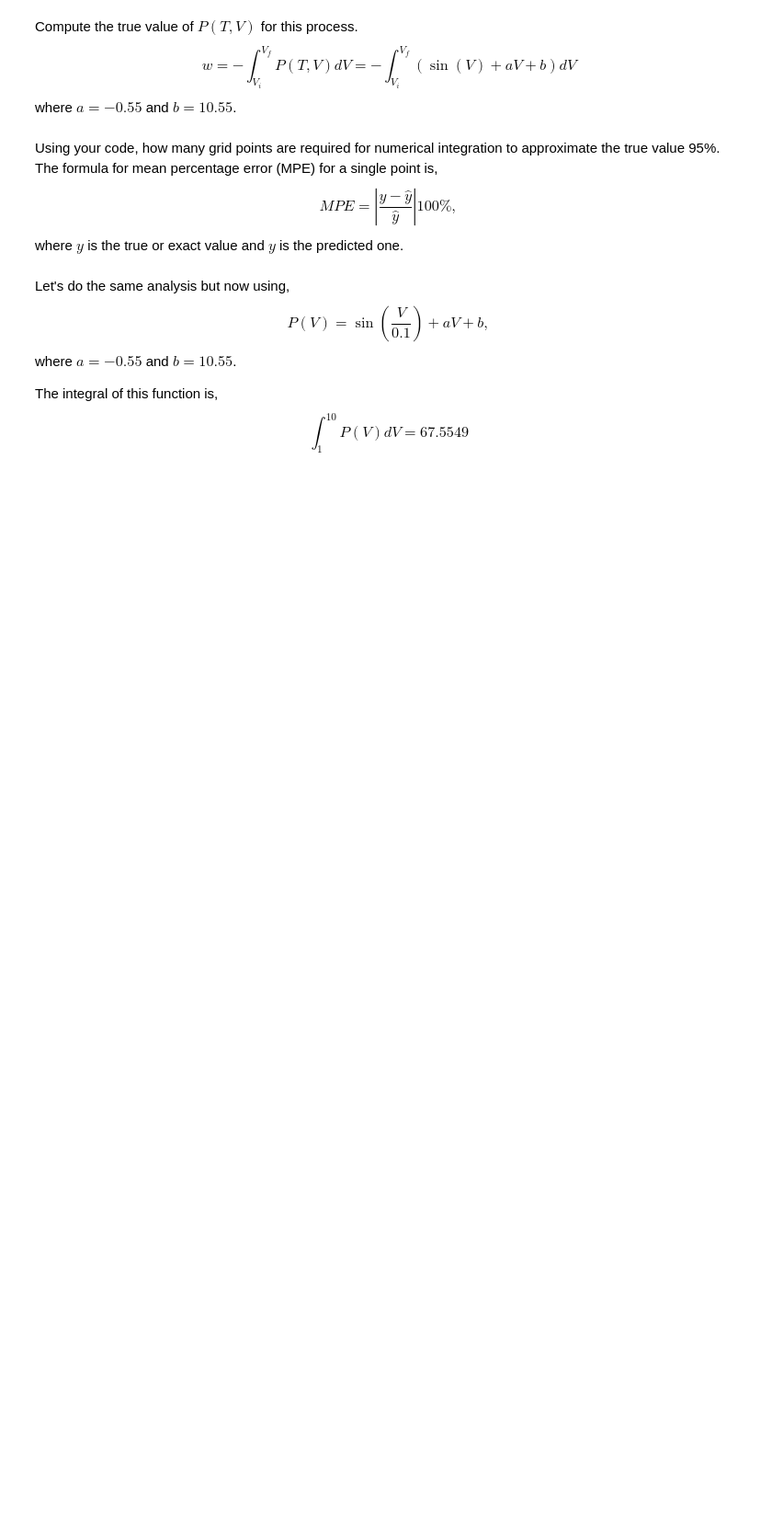
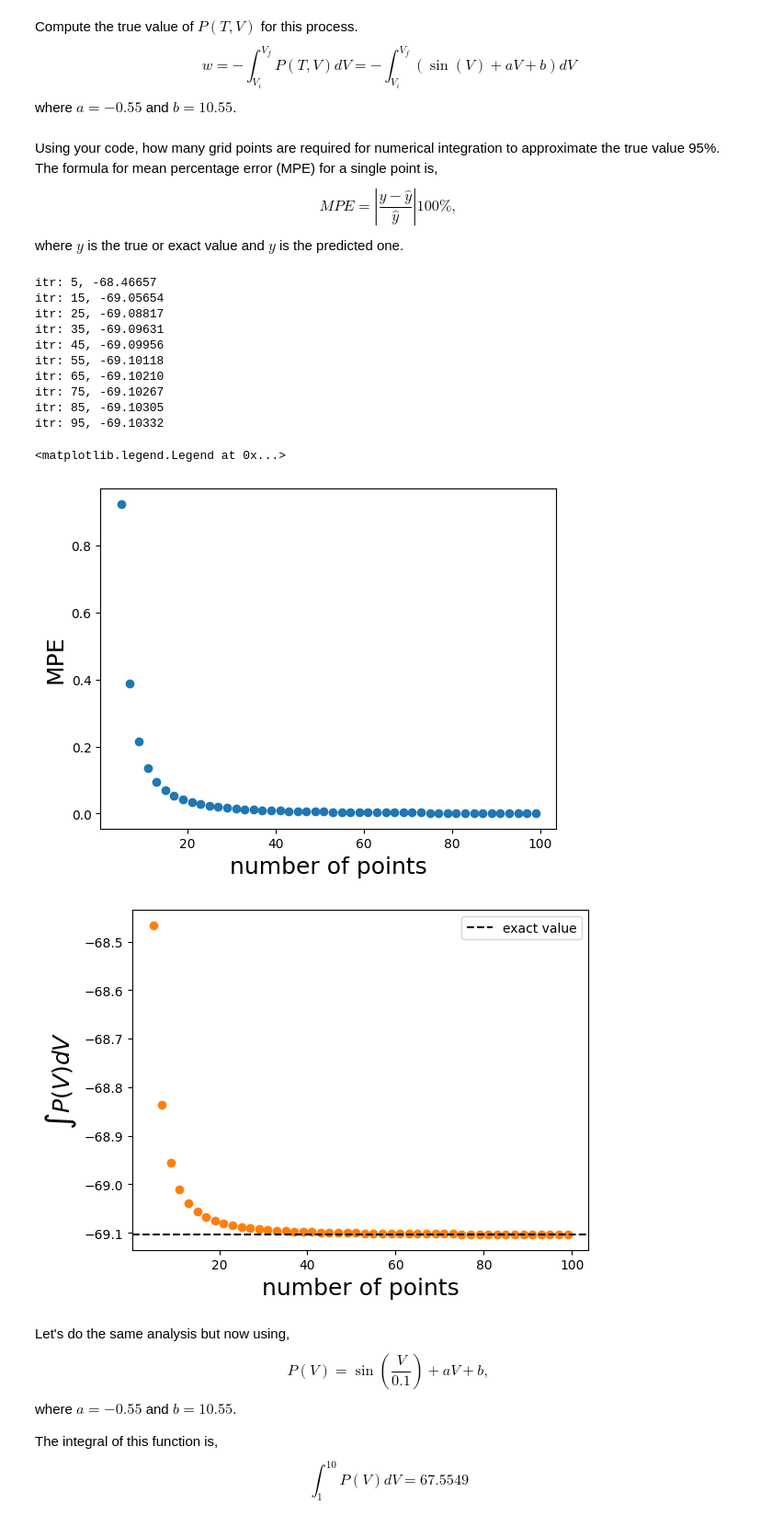
Before and after one commit to ChemAI-Lab/Math4Chem, a Jupyter notebook: website/Lecture_Notes/Notes/Coding/intro_thermo.ipynb, the cells around one changed output. Shown at 92% size. Cells and saved outputs as stored; diff of their text form; code cells hidden in the pictures; blank space fills up the shorter version.

```diff
--- a/website/Lecture_Notes/Notes/Coding/intro_thermo.ipynb
+++ b/website/Lecture_Notes/Notes/Coding/intro_thermo.ipynb
@@ -114,9 +189,9 @@ print(x)
 # %%
 # code for trapezoidal rule
 def trap_rule(y, dx):
-    int_value = # first and last value of the integrand
-    for yi in y[1:]: # iterate over the remaining elements
-        int_value += # update the value of the integrand
+    int_value = dx*(y[0] + y[-1])/2 # first and last value of the integrand
+    for yi in y[1:-1]: # iterate over the remaining elements
+        int_value += dx*yi
     return int_value
 # %%
 # code here
@@ -152,41 +230,66 @@ $$
 where $\hat{y}$ is the true or exact value and $y$ is the predicted one.
 # %%
 # # create a function for the MPE
-# def MPE(y, y_hat):
-#     #code here
-#     return value
+def MPE(y, y_hat):
+    #code here
+    error = (y - y_hat)/y_hat
+    abs_error = np.abs(error)
+    value = 100*abs_error
+    return value
 # %%
-n_ = np.arange(5, 50, 2)
 
-w_exact = 69.1044
-mpe_ = [] # list to store the values
-w_ = []
-for n in n_:
-    v = np.linspace(vi,vf, n) # grid of volume
-    dv = v[1] - v[0]
+vi = 10  # variable for initial volume
+vf = 1  # variable for final volume
+w_exact = -69.1044 # exact value of the work for this process
+
+mpe_ = [] # list to store the MPE
+w_ = []  # list to store the work values
+
+n_ = np.arange(5, 100, 2)  # grid on total number of integration points
+for n in n_: # iterate over the number of points
+
+    v = np.linspace(vi,vf, n) # creates a grid of n points between vi and vf
+    dv = v[1] - v[0] # width of the rectangles for integration
     p = f_P(v) # value of pressure at each volume
+    w = trap_rule(p,dv) # call the trapezoidal rule function
+    mpei = MPE(w,w_exact) # calculate the MPE
 
-    w = trap_rule(p,dv)
     w_.append(w)
-    mpei = MPE(w,w_exact)
     mpe_.append(mpei)
-    print(n, f'{w:.4f}')
+    if (n % 5) == 0:
+        print(f'itr: {n},', f'{w:.5f}')
 
-w_ = np.array(w_)
-mpe_ = np.array(mpe_)
+w_ = np.array(w_) # list to array
+mpe_ = np.array(mpe_) # list to array
 
-# plot
+# # plot
 plt.figure(0)
 plt.scatter(n_,mpe_)
 plt.xlabel('number of points',fontsize=18)
 plt.ylabel('MPE', fontsize=18)
 
 
 # plot
 plt.figure(1)
-plt.scatter(n_, w_ - w_exact,color='tab:orange')
+plt.scatter(n_, w_,color='tab:orange')
+plt.axhline(y=w_exact, color='k', linestyle='--', label='exact value')
 plt.xlabel('number of points', fontsize=18)
-plt.ylabel(r'$y - \hat{y}$', fontsize=18)
+plt.ylabel(r'$\int P(V) dV$', fontsize=18)
+plt.legend()
+# %% [output]
+itr: 5, -68.46657
+itr: 15, -69.05654
+itr: 25, -69.08817
+itr: 35, -69.09631
+itr: 45, -69.09956
+itr: 55, -69.10118
+itr: 65, -69.10210
+itr: 75, -69.10267
+itr: 85, -69.10305
+itr: 95, -69.10332
+<matplotlib.legend.Legend at 0x...>
+[figure, added]
+[figure, added]
 # %% [markdown]
 Let's do the same analysis but now using,
 $$
```
Also changed, not shown: parts of 12 cells of this notebook, 1 other file.
